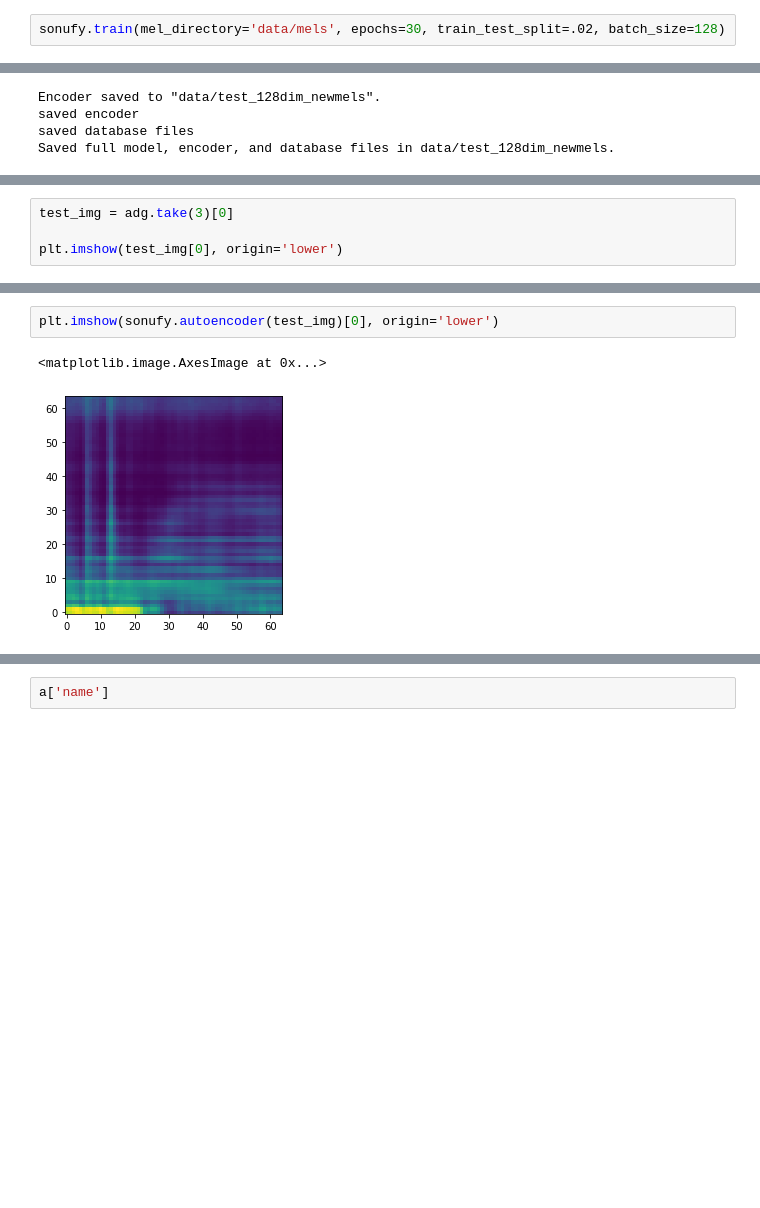
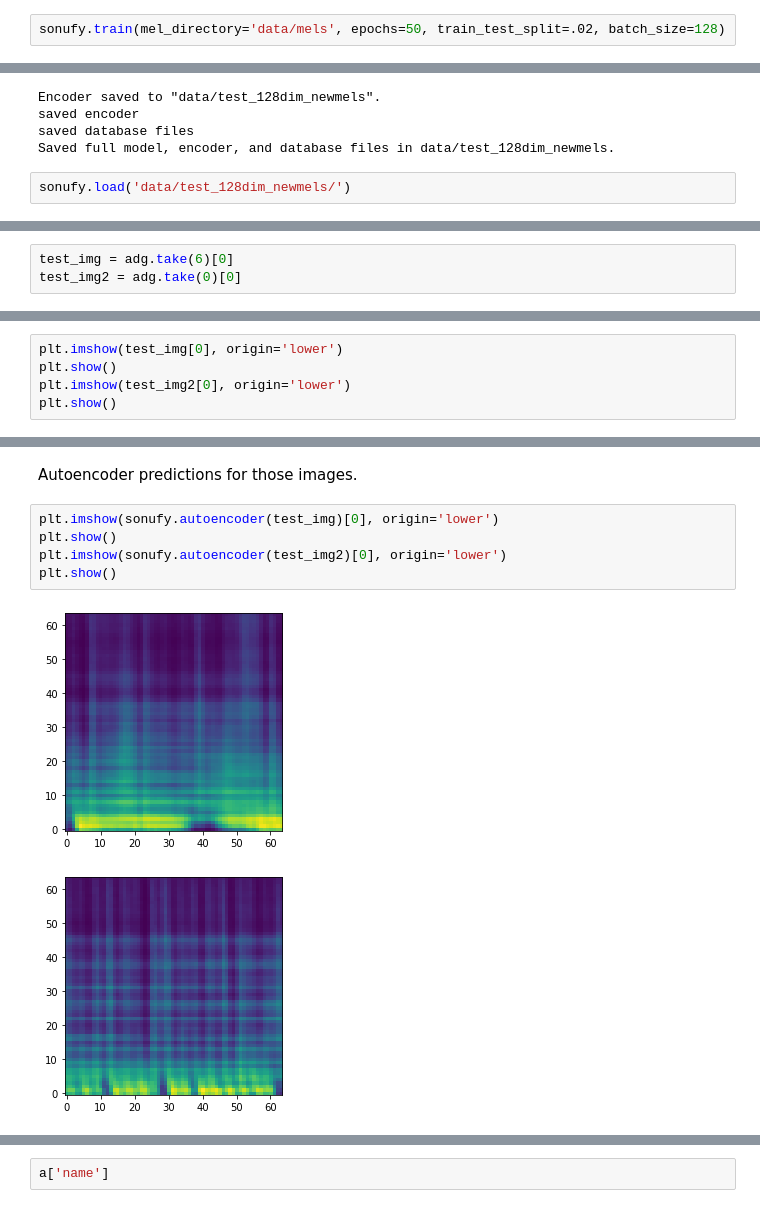
Before and after one commit to rollingstorms/song-similarity-app, a Jupyter notebook: model training.ipynb, the cells around one changed output, grey strips where cells are left out. Saved outputs shown, nothing was run; the diff lists cells and outputs as text; blank space fills up the shorter version.

```diff
--- a/model training.ipynb
+++ b/model training.ipynb
@@ -11,5 +11,5 @@ sonufy = Sonufy(latent_dims=128, output_size=(64,64), final_shorten_factor=2)
 # %%
 sonufy.build_model(filters=(16,32,64))
 # %%
-sonufy.train(mel_directory='data/mels', epochs=30, train_test_split=.02, batch_size=128)
+sonufy.train(mel_directory='data/mels', epochs=50, train_test_split=.02, batch_size=128)
 # %% [output]
@@ -79,3 +78,5 @@ Encoder saved to "data/test_128dim_newmels".
 saved encoder
 saved database files
 Saved full model, encoder, and database files in data/test_128dim_newmels.
+# %%
+sonufy.load('data/test_128dim_newmels/')
@@ -81,0 +91,3 @@ Saved full model, encoder, and database files in data/test_128dim_newmels.
+# %%
+test_img = adg.take(6)[0]
+test_img2 = adg.take(0)[0]
@@ -82,5 +96,6 @@ Saved full model, encoder, and database files in data/test_128dim_newmels.
 # %%
-test_img = adg.take(3)[0]
-
 plt.imshow(test_img[0], origin='lower')
+plt.show()
+plt.imshow(test_img2[0], origin='lower')
+plt.show()
 # %% [output]
@@ -89,5 +104,10 @@ plt.imshow(test_img[0], origin='lower')
+# %% [markdown]
+Autoencoder predictions for those images.
 # %%
 plt.imshow(sonufy.autoencoder(test_img)[0], origin='lower')
+plt.show()
+plt.imshow(sonufy.autoencoder(test_img2)[0], origin='lower')
+plt.show()
 # %% [output]
-<matplotlib.image.AxesImage at 0x...>
-[figure, old version]
+[figure, new version]
+[figure, added]
```
Also changed, not shown: parts of 29 cells of this notebook, 3 other files.
